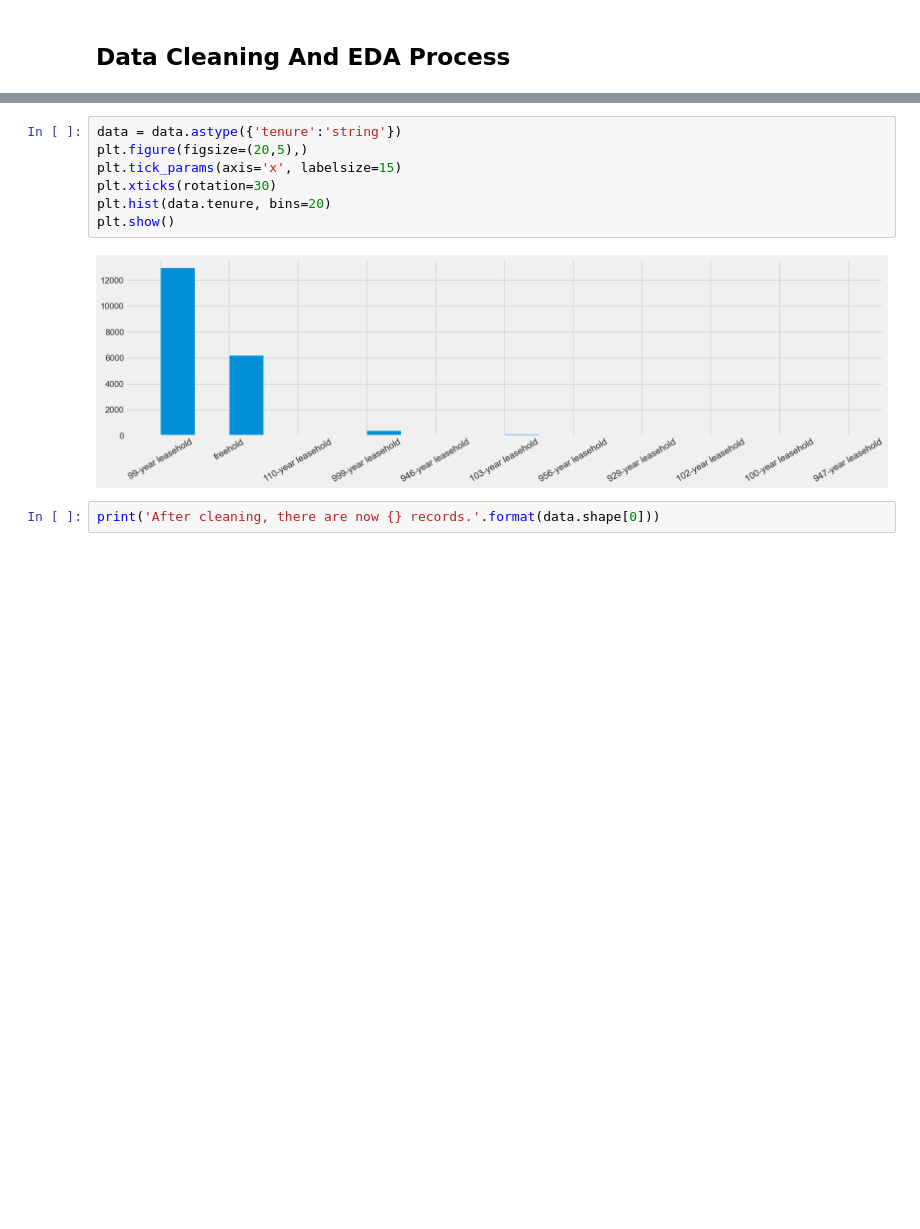
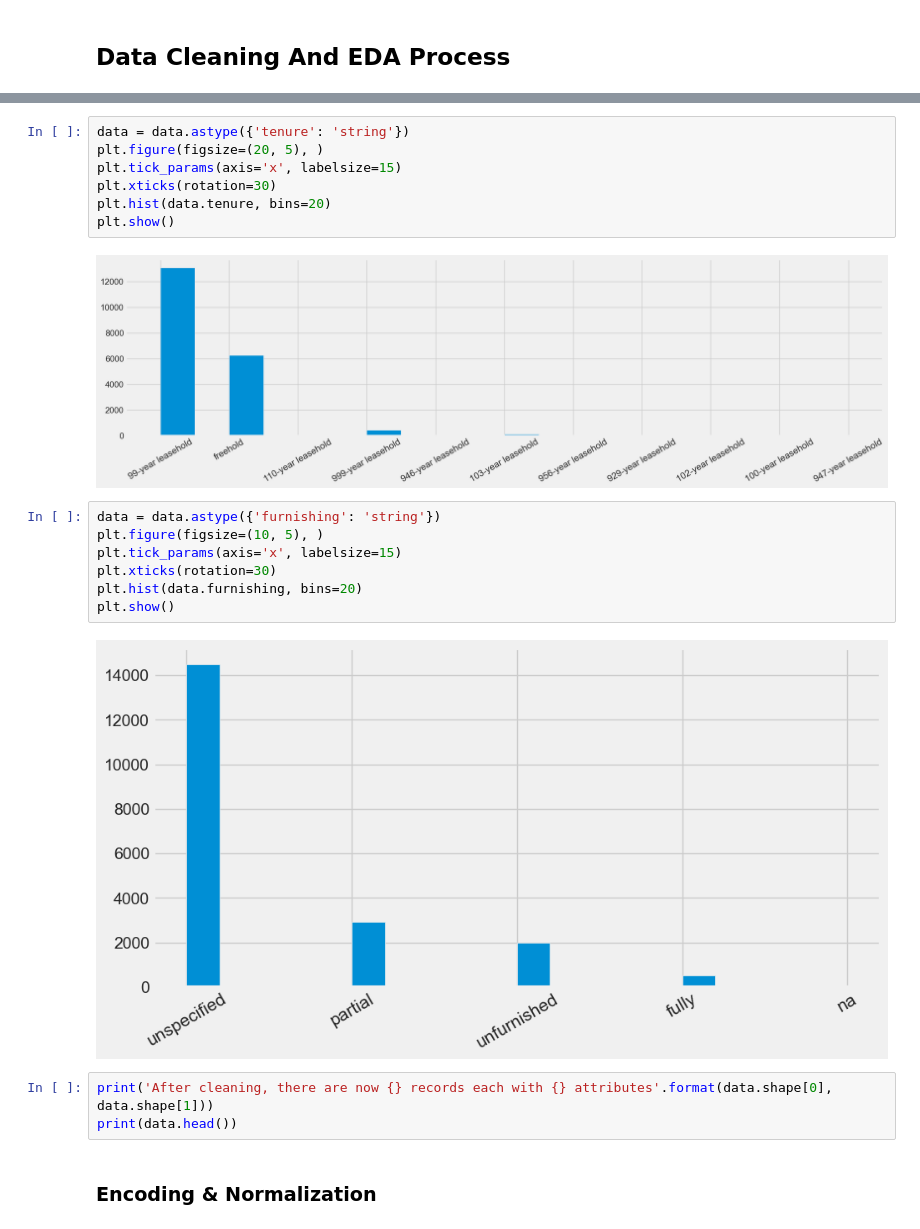
Before and after one commit to GaryGky/CS5228, a Jupyter notebook: Project/task-1-regression/regression.ipynb, the cells around one changed output, grey strips where cells are left out. Drawn from its saved outputs; the diff is of its cells as text; blank space fills up the shorter version.

```diff
--- a/Project/task-1-regression/regression.ipynb
+++ b/Project/task-1-regression/regression.ipynb
@@ -94,11 +113,23 @@ sns.displot(data, x="size_sqft")
 # %%
-data = data.astype({'tenure':'string'})
-plt.figure(figsize=(20,5),)
+data = data.astype({'tenure': 'string'})
+plt.figure(figsize=(20, 5), )
 plt.tick_params(axis='x', labelsize=15)
 plt.xticks(rotation=30)
 plt.hist(data.tenure, bins=20)
 plt.show()
 # %% [output]
 [figure]
+# %%
+data = data.astype({'furnishing': 'string'})
+plt.figure(figsize=(10, 5), )
+plt.tick_params(axis='x', labelsize=15)
+plt.xticks(rotation=30)
+plt.hist(data.furnishing, bins=20)
+plt.show()
+# %% [output]
+[figure, added]
 # %%
-print('After cleaning, there are now {} records.'.format(data.shape[0]))
+print('After cleaning, there are now {} records each with {} attributes'.format(data.shape[0], data.shape[1]))
+print(data.head())
+# %% [markdown]
+### Encoding & Normalization
```
Also changed, not shown: parts of 16 cells of this notebook.
